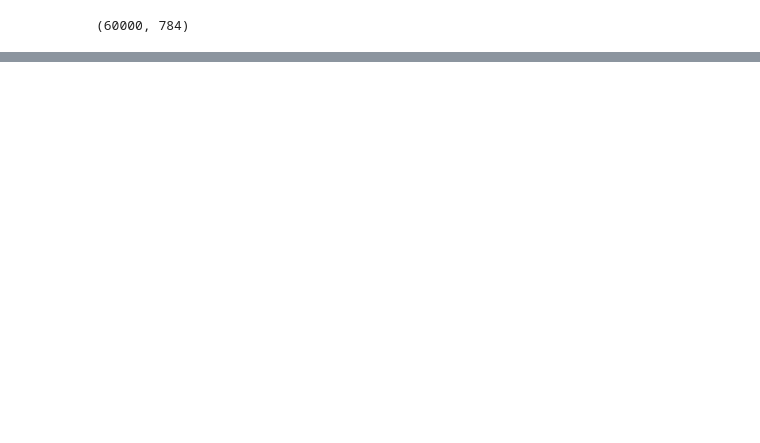
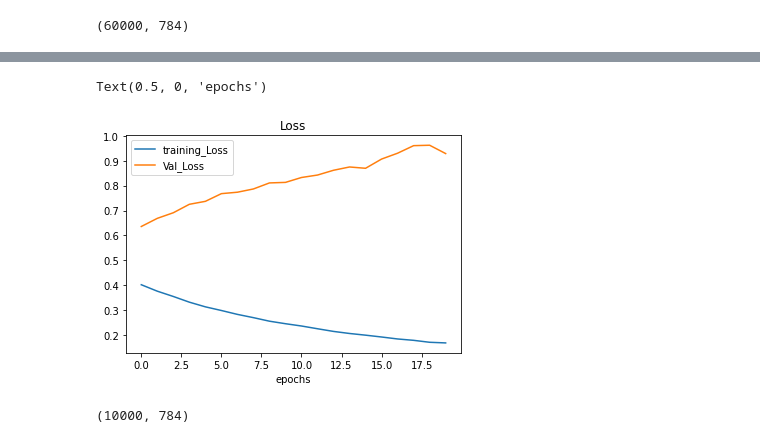
Before and after one commit to Ahmed-Shatla/RBM-with-Fashion-MNIST-dataset, a Jupyter notebook: RBM_with_fashion_MNIST.ipynb, the cells around one changed output, grey strips where cells are left out. Drawn from its saved outputs; the diff is of its cells as text; code cells hidden in the pictures; blank space fills up the shorter version.

```diff
--- a/RBM_with_fashion_MNIST.ipynb
+++ b/RBM_with_fashion_MNIST.ipynb
@@ -17,0 +148,13 @@ model = BernoulliRBM(n_components=256,n_iter=10,batch_size=)
+# %%
+plt.plot(history.history['loss'])
+plt.plot(history.history['val_loss'])
+plt.legend(['training_Loss','Val_Loss'])
+plt.title('Loss')
+plt.xlabel('epochs')
+# %% [output]
+Text(0.5, 0, 'epochs')
+[figure, added]
+# %%
+X_test.shape
+# %% [output]
+(10000, 784)
```
Also changed, not shown: parts of 17 cells of this notebook.
